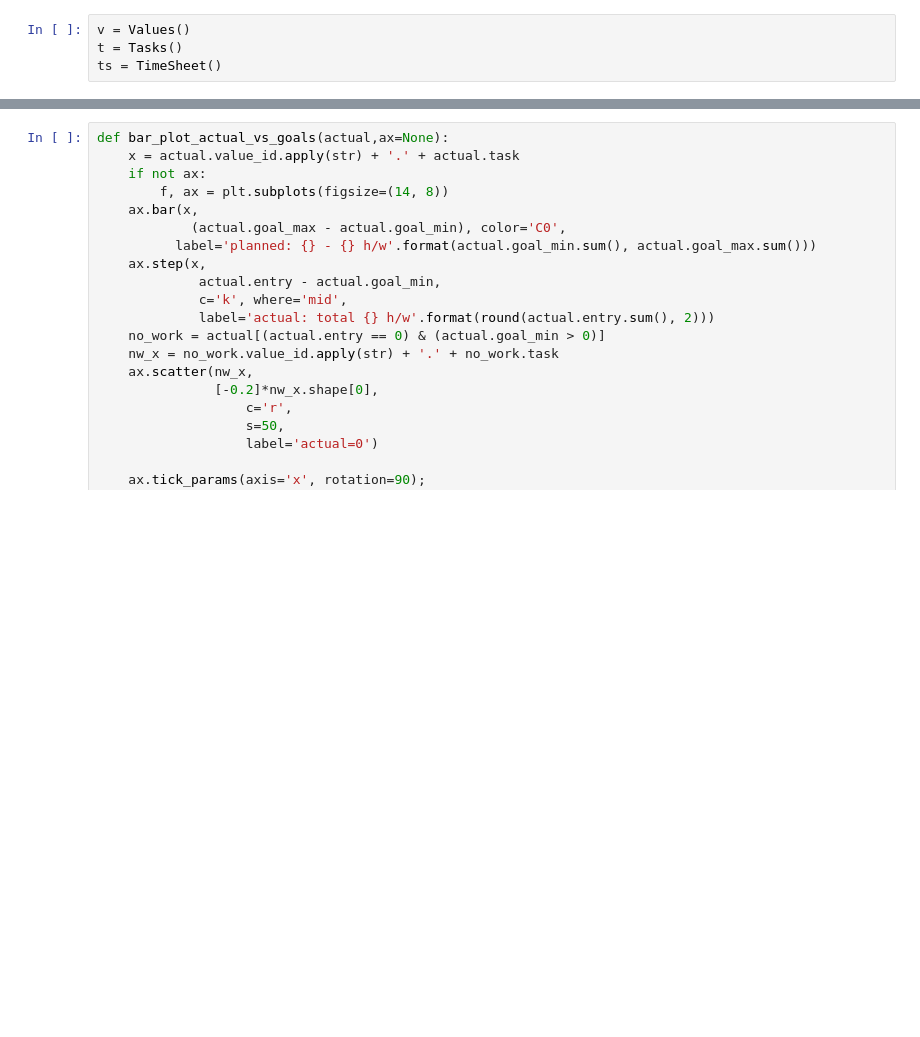
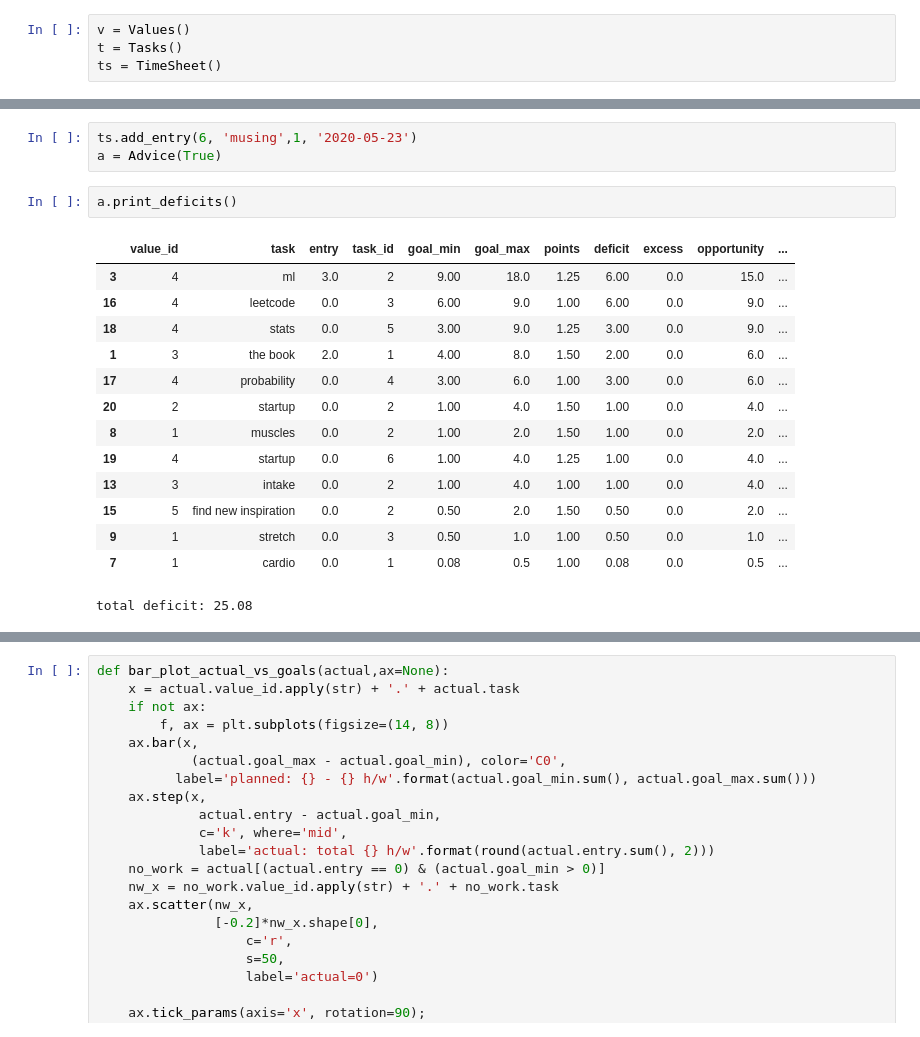
Before and after one commit to gelisa/time_and_values, a Jupyter notebook: test.ipynb, the cells around one changed output, grey strips where cells are left out. Cells and saved outputs as stored; diff of their text form; blank space fills up the shorter version.

```diff
--- a/test.ipynb
+++ b/test.ipynb
@@ -28,0 +33,20 @@ a.sample()
+# %%
+ts.add_entry(6, 'musing',1, '2020-05-23')
+a = Advice(True)
+# %%
+a.print_deficits()
+# %% [output]
+|  | value_id | task | entry | task_id | goal_min | goal_max | points | deficit | excess | opportunity | ... |
+| 3 | 4 | ml | 3.0 | 2 | 9.00 | 18.0 | 1.25 | 6.00 | 0.0 | 15.0 | ... |
+| 16 | 4 | leetcode | 0.0 | 3 | 6.00 | 9.0 | 1.00 | 6.00 | 0.0 | 9.0 | ... |
+| 18 | 4 | stats | 0.0 | 5 | 3.00 | 9.0 | 1.25 | 3.00 | 0.0 | 9.0 | ... |
+| 1 | 3 | the book | 2.0 | 1 | 4.00 | 8.0 | 1.50 | 2.00 | 0.0 | 6.0 | ... |
+| 17 | 4 | probability | 0.0 | 4 | 3.00 | 6.0 | 1.00 | 3.00 | 0.0 | 6.0 | ... |
+| 20 | 2 | startup | 0.0 | 2 | 1.00 | 4.0 | 1.50 | 1.00 | 0.0 | 4.0 | ... |
+| 8 | 1 | muscles | 0.0 | 2 | 1.00 | 2.0 | 1.50 | 1.00 | 0.0 | 2.0 | ... |
+| 19 | 4 | startup | 0.0 | 6 | 1.00 | 4.0 | 1.25 | 1.00 | 0.0 | 4.0 | ... |
+| 13 | 3 | intake | 0.0 | 2 | 1.00 | 4.0 | 1.00 | 1.00 | 0.0 | 4.0 | ... |
+| 15 | 5 | find new inspiration | 0.0 | 2 | 0.50 | 2.0 | 1.50 | 0.50 | 0.0 | 2.0 | ... |
+| 9 | 1 | stretch | 0.0 | 3 | 0.50 | 1.0 | 1.00 | 0.50 | 0.0 | 1.0 | ... |
+| 7 | 1 | cardio | 0.0 | 1 | 0.08 | 0.5 | 1.00 | 0.08 | 0.0 | 0.5 | ... |
+total deficit: 25.08
```
Also changed, not shown: parts of 6 cells of this notebook, 8 other files.
